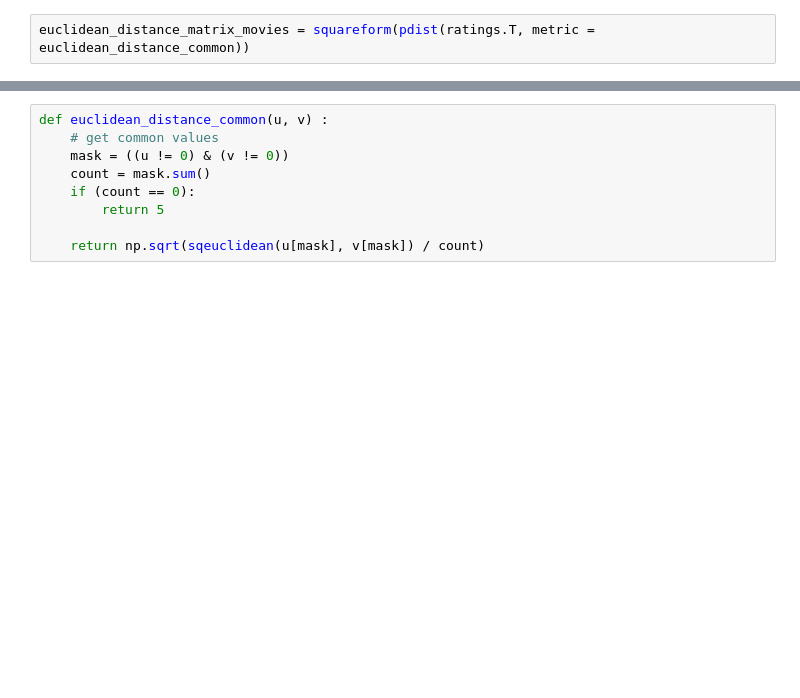
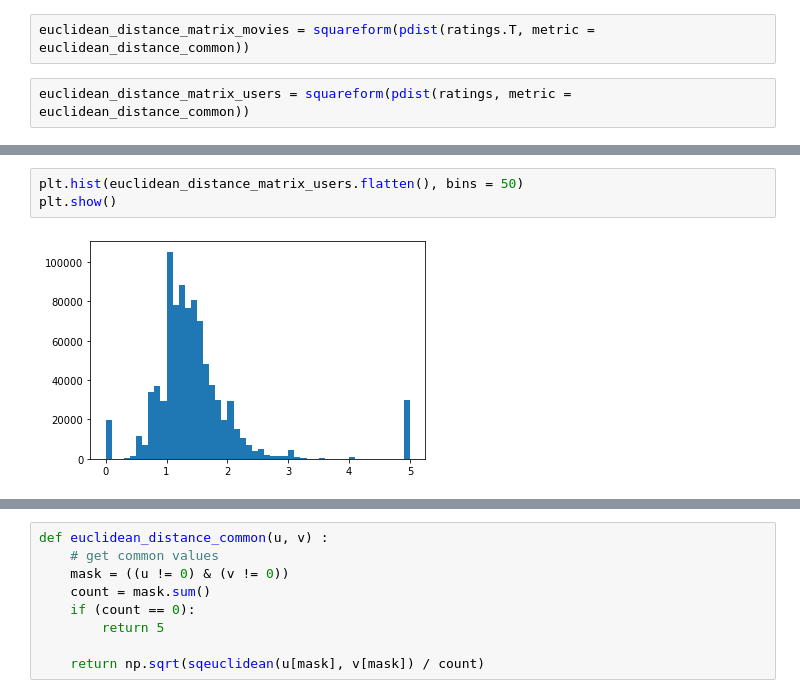
Before and after one commit to jlabhard/ntds_project_movielens, a Jupyter notebook: Untitled.ipynb, the cells around one changed output, grey strips where cells are left out. Drawn from its saved outputs; the diff is of its cells as text; blank space fills up the shorter version.

```diff
--- a/Untitled.ipynb
+++ b/Untitled.ipynb
@@ -47,3 +49,5 @@ array([[5., 3., 4., ..., 0., 0., 0.],
        [0., 5., 0., ..., 0., 0., 0.]])
 # %%
 euclidean_distance_matrix_movies = squareform(pdist(ratings.T, metric = euclidean_distance_common))
+# %%
+euclidean_distance_matrix_users = squareform(pdist(ratings, metric = euclidean_distance_common))
@@ -68,0 +78,5 @@ plt.hist(euclidean_distance_matrix_movies.flatten(), bins = 50)
+# %%
+plt.hist(euclidean_distance_matrix_users.flatten(), bins = 50)
+plt.show()
+# %% [output]
+[figure, added]
```
Also changed, not shown: parts of 23 cells of this notebook, 7 other files.
